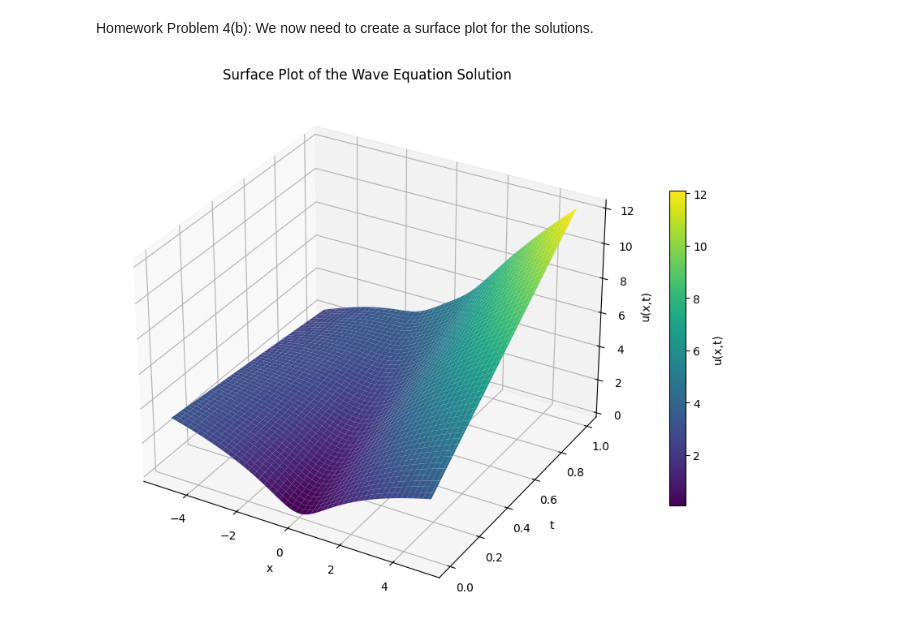
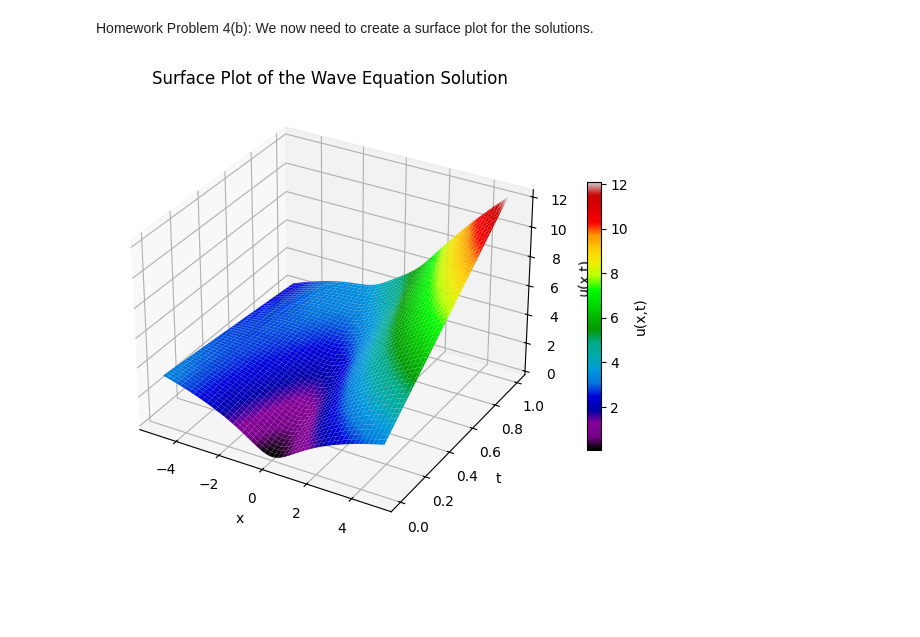
Before and after one commit to maxmartin40/MATH-5440-Code, a Jupyter notebook: Homework1.ipynb, the cells around one changed output. Drawn from its saved outputs; the diff is of its cells as text; code cells hidden in the pictures; blank space fills up the shorter version.

Commit message:
Change color and size of surface plot

```diff
--- a/Homework1.ipynb
+++ b/Homework1.ipynb
@@ -34,24 +34,24 @@ Homework Problem 4(b): We now need to create a surface plot for the solutions.
 # %%
 x = np.linspace(-5,5,100)
 t = np.linspace(0,1,100)
 
 X, T = np.meshgrid(x,t)
 
 U = u(X,T)
 
-fig = plt.figure(figsize=(10, 7))
+fig = plt.figure(figsize=(7, 5))
 ax = fig.add_subplot(111, projection='3d')
 
-surface = ax.plot_surface(X, T, U, cmap="viridis", edgecolor="none")
+surface = ax.plot_surface(X, T, U, cmap="nipy_spectral", edgecolor="none")
 
 ax.set_xlabel("x")
 ax.set_ylabel("t")
 ax.set_zlabel("u(x,t)")
 ax.set_title("Surface Plot of the Wave Equation Solution")
 
 fig.colorbar(surface, ax=ax, shrink=0.6, label="u(x,t)")
 
 plt.tight_layout()
 plt.show()
 # %% [output]
-[figure, old version]
+[figure, new version]
```
